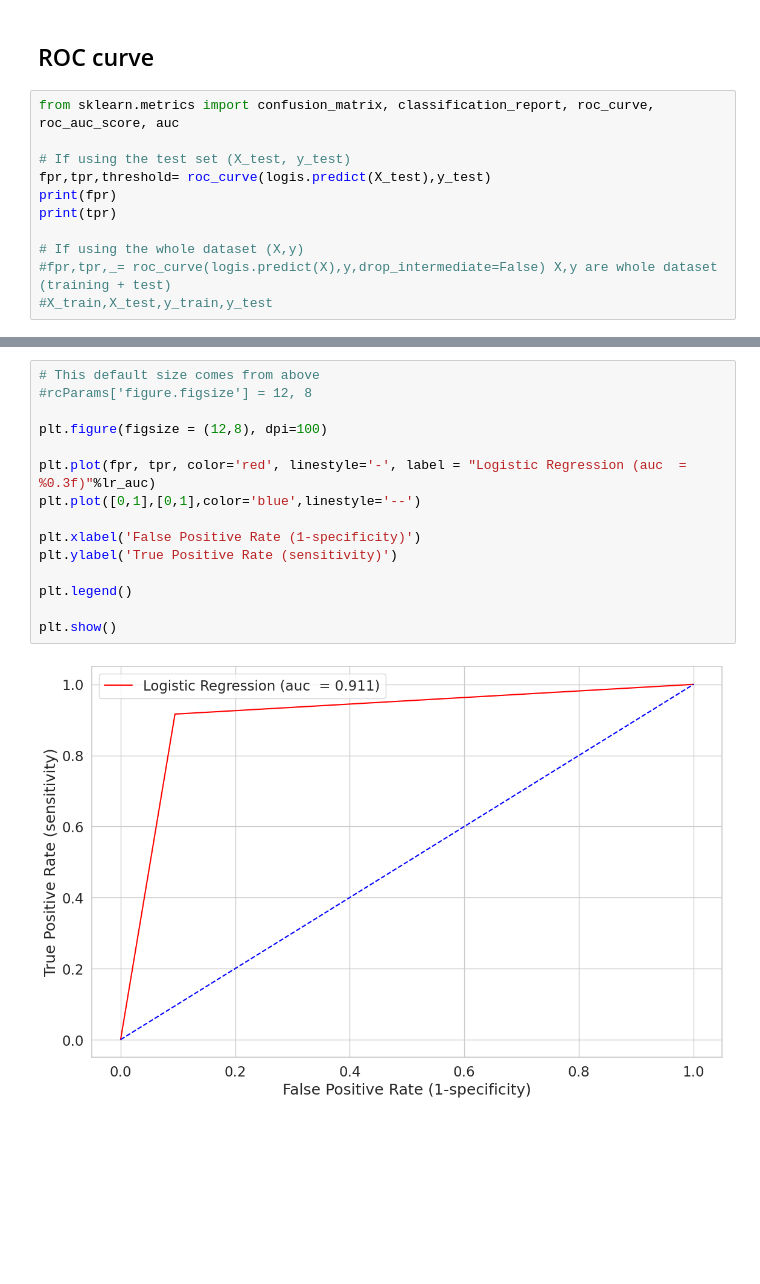
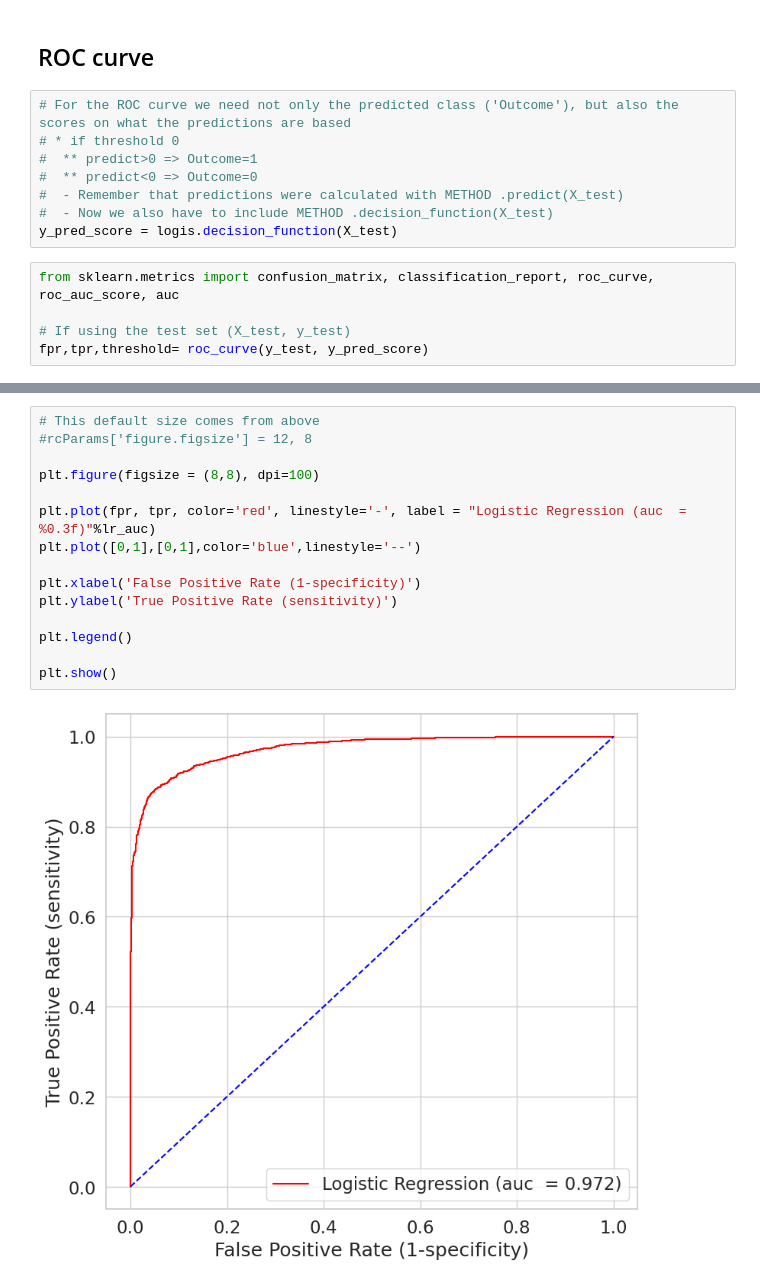
Before and after one commit to therobotacademy/kaggle-gearbox-analysis, a Jupyter notebook: data/GearboxFault-logistic-regression_STDEV.ipynb, the cells around one changed output, grey strips where cells are left out. Cells and saved outputs as stored; diff of their text form; blank space fills up the shorter version.

Commit message:
Same for dataset based on STDEV:Fix error when computing ROC curve: use y_pred_score

```diff
--- a/data/GearboxFault-logistic-regression_STDEV.ipynb
+++ b/data/GearboxFault-logistic-regression_STDEV.ipynb
@@ -224,14 +222,16 @@ print(report)
 weighted avg       0.91      0.91      0.91      4041
 # %% [markdown]
 ## ROC curve
+# %%
+# For the ROC curve we need not only the predicted class ('Outcome'), but also the scores on what the predictions are based
+# * if threshold 0
+#  ** predict>0 => Outcome=1
+#  ** predict<0 => Outcome=0
+#  - Remember that predictions were calculated with METHOD .predict(X_test)
+#  - Now we also have to include METHOD .decision_function(X_test)
+y_pred_score = logis.decision_function(X_test)
 # %%
 from sklearn.metrics import confusion_matrix, classification_report, roc_curve, roc_auc_score, auc
 
 # If using the test set (X_test, y_test)
-fpr,tpr,threshold= roc_curve(logis.predict(X_test),y_test)
-print(fpr)
-print(tpr)
-
-# If using the whole dataset (X,y)
-#fpr,tpr,_= roc_curve(logis.predict(X),y,drop_intermediate=False) X,y are whole dataset (training + test)
-#X_train,X_test,y_train,y_test
+fpr,tpr,threshold= roc_curve(y_test, y_pred_score)
@@ -247,17 +244,17 @@ AUC= 0.9107335698291449
 # %%
 # This default size comes from above
 #rcParams['figure.figsize'] = 12, 8
 
-plt.figure(figsize = (12,8), dpi=100)
+plt.figure(figsize = (8,8), dpi=100)
 
 plt.plot(fpr, tpr, color='red', linestyle='-', label = "Logistic Regression (auc  = %0.3f)"%lr_auc)
 plt.plot([0,1],[0,1],color='blue',linestyle='--')
 
 plt.xlabel('False Positive Rate (1-specificity)')
 plt.ylabel('True Positive Rate (sensitivity)')
 
 plt.legend()
 
 plt.show()
 # %% [output]
-[figure, old version]
+[figure, new version]
```
Also changed, not shown: parts of 5 cells of this notebook.
